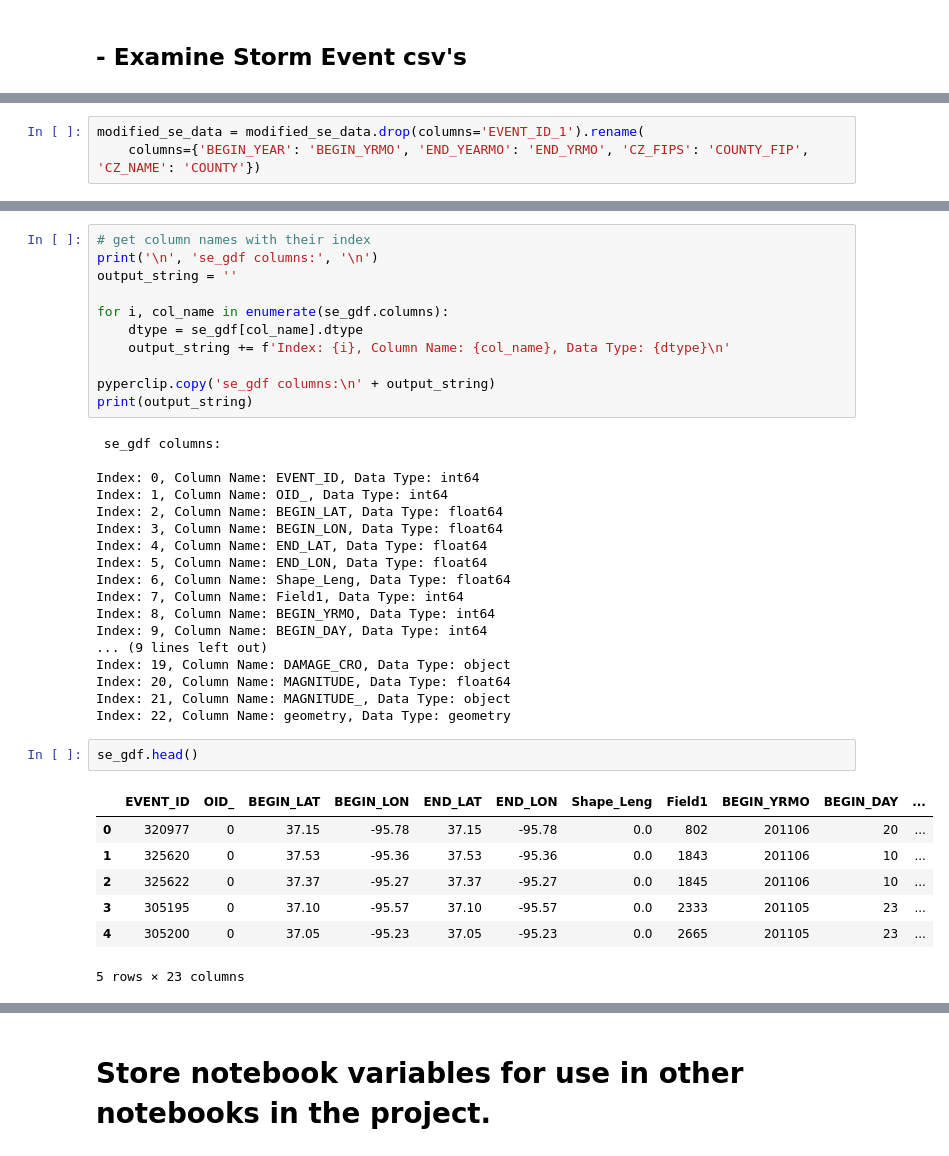
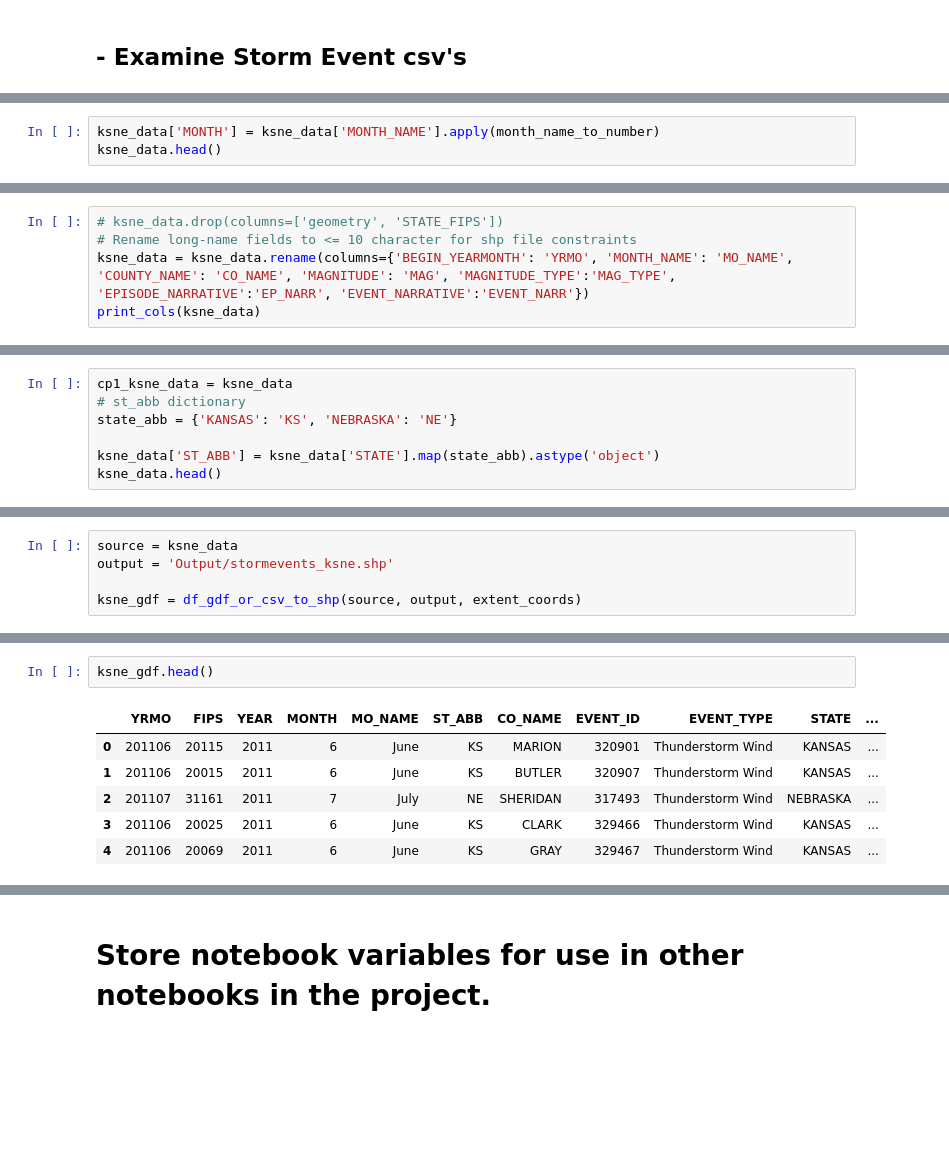
Before and after one commit to ehlenbergerjl/WindBreak, a Jupyter notebook: eda_1a_se_pre.ipynb, the cells around one changed output, grey strips where cells are left out. Cells and saved outputs as stored; diff of their text form; blank space fills up the shorter version.

```diff
--- a/eda_1a_se_pre.ipynb
+++ b/eda_1a_se_pre.ipynb
@@ -159,0 +130,3 @@ modified_se_data.to_csv(os.path.join(src_dir, 'Storm_event/StormEvents_all.csv')
+# %%
+ksne_data['MONTH'] = ksne_data['MONTH_NAME'].apply(month_name_to_number)
+ksne_data.head()
@@ -160,3 +160,5 @@ modified_se_data.to_csv(os.path.join(src_dir, 'Storm_event/StormEvents_all.csv')
 # %%
-modified_se_data = modified_se_data.drop(columns='EVENT_ID_1').rename(
-    columns={'BEGIN_YEAR': 'BEGIN_YRMO', 'END_YEARMO': 'END_YRMO', 'CZ_FIPS': 'COUNTY_FIP', 'CZ_NAME': 'COUNTY'})
+# ksne_data.drop(columns=['geometry', 'STATE_FIPS'])
+# Rename long-name fields to <= 10 character for shp file constraints
+ksne_data = ksne_data.rename(columns={'BEGIN_YEARMONTH': 'YRMO', 'MONTH_NAME': 'MO_NAME', 'COUNTY_NAME': 'CO_NAME', 'MAGNITUDE': 'MAG', 'MAGNITUDE_TYPE':'MAG_TYPE', 'EPISODE_NARRATIVE':'EP_NARR', 'EVENT_NARRATIVE':'EVENT_NARR'})
+print_cols(ksne_data)
@@ -164,0 +183,7 @@ modified_se_data.to_csv(os.path.join(src_dir, 'Storm_event/StormEvents_alltest.c
+# %%
+cp1_ksne_data = ksne_data
+# st_abb dictionary
+state_abb = {'KANSAS': 'KS', 'NEBRASKA': 'NE'}
+
+ksne_data['ST_ABB'] = ksne_data['STATE'].map(state_abb).astype('object')
+ksne_data.head()
@@ -313 +264,6 @@ buffered_storm_events = gdf_buf(input_gdf, buf_dist, output_path)
+# %%
+source = ksne_data
+output = 'Output/stormevents_ksne.shp'
+
+ksne_gdf = df_gdf_or_csv_to_shp(source, output, extent_coords)
 # %%
@@ -423,43 +344,13 @@ widgets                      module           <module 'ipywidgets' from<...>ipyw
 wkt                          module           <module 'shapely.wkt' fro<...>ckages\\shapely\\wkt.py'>
 xr                           module           <module 'xarray' from 'C:<...>es\\xarray\\__init__.py'>
 zonal_stats                  function         <function zonal_stats at 0x...>
-# %%
-# get column names with their index
-print('\n', 'se_gdf columns:', '\n')
-output_string = ''
-
-for i, col_name in enumerate(se_gdf.columns):
-    dtype = se_gdf[col_name].dtype
-    output_string += f'Index: {i}, Column Name: {col_name}, Data Type: {dtype}\n'
-
-pyperclip.copy('se_gdf columns:\n' + output_string)
-print(output_string)
-# %% [output]
- se_gdf columns:
-
-Index: 0, Column Name: EVENT_ID, Data Type: int64
-Index: 1, Column Name: OID_, Data Type: int64
-Index: 2, Column Name: BEGIN_LAT, Data Type: float64
-Index: 3, Column Name: BEGIN_LON, Data Type: float64
-Index: 4, Column Name: END_LAT, Data Type: float64
-Index: 5, Column Name: END_LON, Data Type: float64
-Index: 6, Column Name: Shape_Leng, Data Type: float64
-Index: 7, Column Name: Field1, Data Type: int64
-Index: 8, Column Name: BEGIN_YRMO, Data Type: int64
-Index: 9, Column Name: BEGIN_DAY, Data Type: int64
-... (9 lines left out)
-Index: 19, Column Name: DAMAGE_CRO, Data Type: object
-Index: 20, Column Name: MAGNITUDE, Data Type: float64
-Index: 21, Column Name: MAGNITUDE_, Data Type: object
-Index: 22, Column Name: geometry, Data Type: geometry
 # %%
-se_gdf.head()
+ksne_gdf.head()
 # %% [output]
-|  | EVENT_ID | OID_ | BEGIN_LAT | BEGIN_LON | END_LAT | END_LON | Shape_Leng | Field1 | BEGIN_YRMO | BEGIN_DAY | ... |
-| 0 | 320977 | 0 | 37.15 | -95.78 | 37.15 | -95.78 | 0.0 | 802 | 201106 | 20 | ... |
-| 1 | 325620 | 0 | 37.53 | -95.36 | 37.53 | -95.36 | 0.0 | 1843 | 201106 | 10 | ... |
-| 2 | 325622 | 0 | 37.37 | -95.27 | 37.37 | -95.27 | 0.0 | 1845 | 201106 | 10 | ... |
-| 3 | 305195 | 0 | 37.10 | -95.57 | 37.10 | -95.57 | 0.0 | 2333 | 201105 | 23 | ... |
-| 4 | 305200 | 0 | 37.05 | -95.23 | 37.05 | -95.23 | 0.0 | 2665 | 201105 | 23 | ... |
+|  | YRMO | FIPS | YEAR | MONTH | MO_NAME | ST_ABB | CO_NAME | EVENT_ID | EVENT_TYPE | STATE | ... |
+| 0 | 201106 | 20115 | 2011 | 6 | June | KS | MARION | 320901 | Thunderstorm Wind | KANSAS | ... |
+| 1 | 201106 | 20015 | 2011 | 6 | June | KS | BUTLER | 320907 | Thunderstorm Wind | KANSAS | ... |
+| 2 | 201107 | 31161 | 2011 | 7 | July | NE | SHERIDAN | 317493 | Thunderstorm Wind | NEBRASKA | ... |
+| 3 | 201106 | 20025 | 2011 | 6 | June | KS | CLARK | 329466 | Thunderstorm Wind | KANSAS | ... |
+| 4 | 201106 | 20069 | 2011 | 6 | June | KS | GRAY | 329467 | Thunderstorm Wind | KANSAS | ... |
-5 rows × 23 columns
 # %%
```
Also changed, not shown: parts of 36 cells of this notebook, 27 other files.
